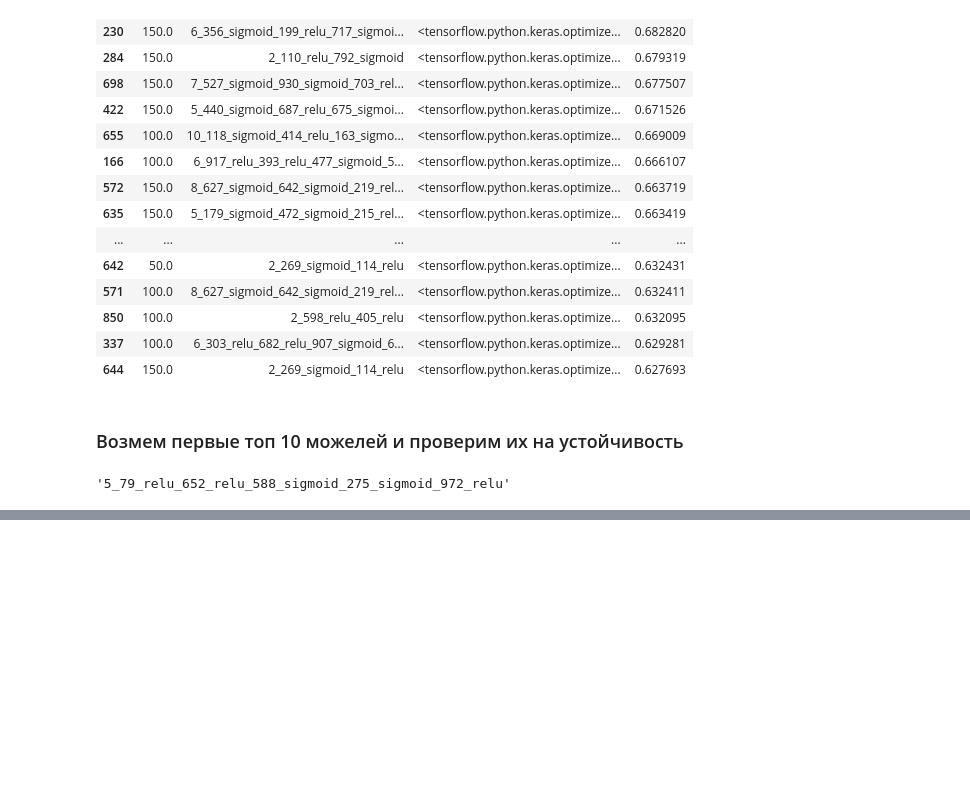
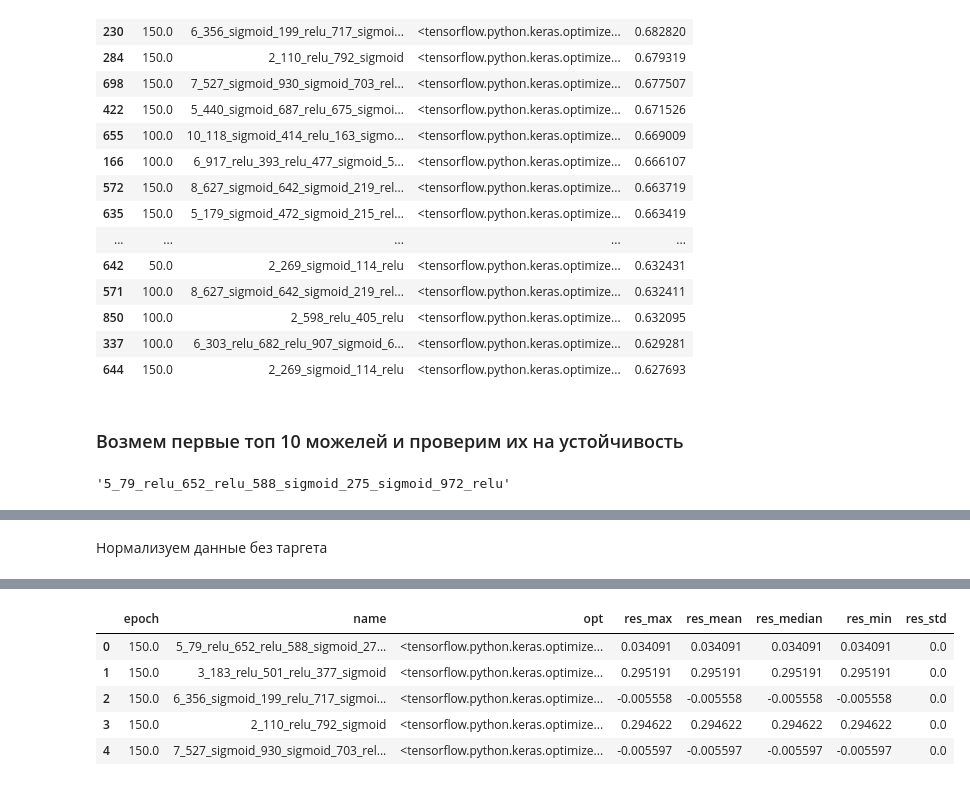
Before and after one commit to Vitalylqw/Neural_network, a Jupyter notebook: hw_3.ipynb, the cells around one changed output, grey strips where cells are left out. Saved outputs shown, nothing was run; the diff lists cells and outputs as text; code cells hidden in the pictures; blank space fills up the shorter version.

```diff
--- a/hw_3.ipynb
+++ b/hw_3.ipynb
@@ -393,0 +465,29 @@ for m in best_models:
+# %% [markdown]
+Нормализуем данные без таргета
+# %%
+%%time
+test_num = 10
+best_result = pd.DataFrame()
+for m in best_models:
+    testing=[]
+    for _ in range (test_num):
+
+        m[0][0].set_weights(m[0][1])
+        hh = m[0][0].fit(X_train_w,y_train,epochs=int(m[1]),\
+                          validation_data=(X_test_w, y_test),verbose=0,batch_size=1000)
+        answer = hh.history['val_coeff_determination'][-1]
+        testing.append(answer)
+    testing = np.array(testing)
+    d={
+        'name':m[0][0].name,
+        'epoch': m[1],
+        'opt':m[2],
+        'res_min':testing.min(),
+        'res_max':testing.max(),
+        'res_mean':testing.mean(),
+        'res_std':testing.std(),
+        'res_median':np.median(testing)
+    }
+    best_result = best_result.append(d,ignore_index=True)
+best_result
+# %% [output]
@@ -393,0 +495,6 @@ for m in best_models:
+|  | epoch | name | opt | res_max | res_mean | res_median | res_min | res_std |
+| 0 | 150.0 | 5_79_relu_652_relu_588_sigmoid_27... | <tensorflow.python.keras.optimize... | 0.034091 | 0.034091 | 0.034091 | 0.034091 | 0.0 |
+| 1 | 150.0 | 3_183_relu_501_relu_377_sigmoid | <tensorflow.python.keras.optimize... | 0.295191 | 0.295191 | 0.295191 | 0.295191 | 0.0 |
+| 2 | 150.0 | 6_356_sigmoid_199_relu_717_sigmoi... | <tensorflow.python.keras.optimize... | -0.005558 | -0.005558 | -0.005558 | -0.005558 | 0.0 |
+| 3 | 150.0 | 2_110_relu_792_sigmoid | <tensorflow.python.keras.optimize... | 0.294622 | 0.294622 | 0.294622 | 0.294622 | 0.0 |
+| 4 | 150.0 | 7_527_sigmoid_930_sigmoid_703_rel... | <tensorflow.python.keras.optimize... | -0.005597 | -0.005597 | -0.005597 | -0.005597 | 0.0 |
```
Also changed, not shown: parts of 11 cells of this notebook.
